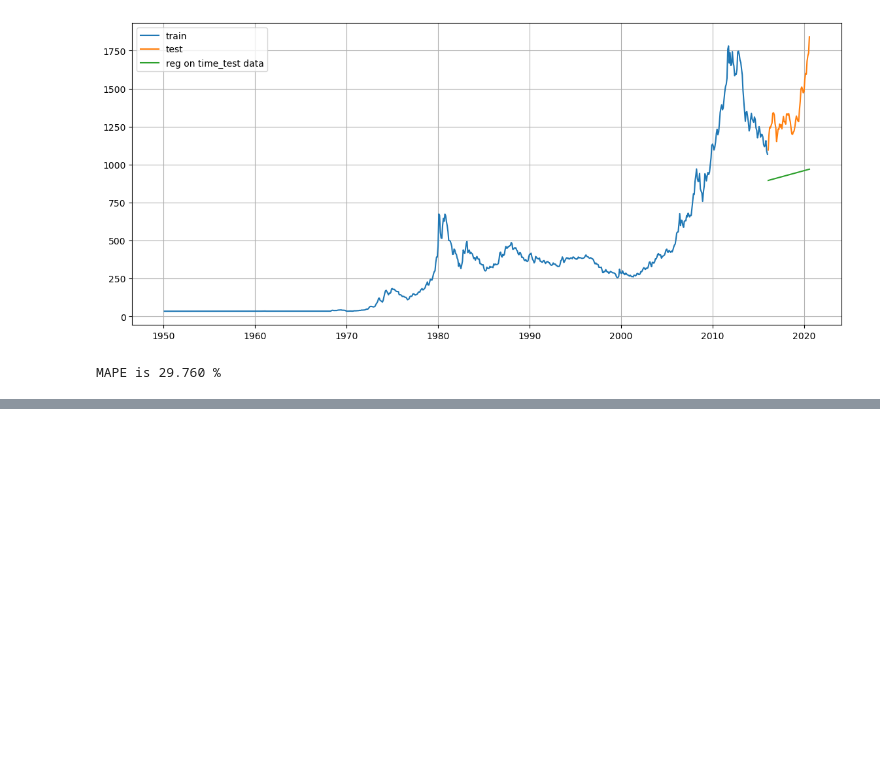
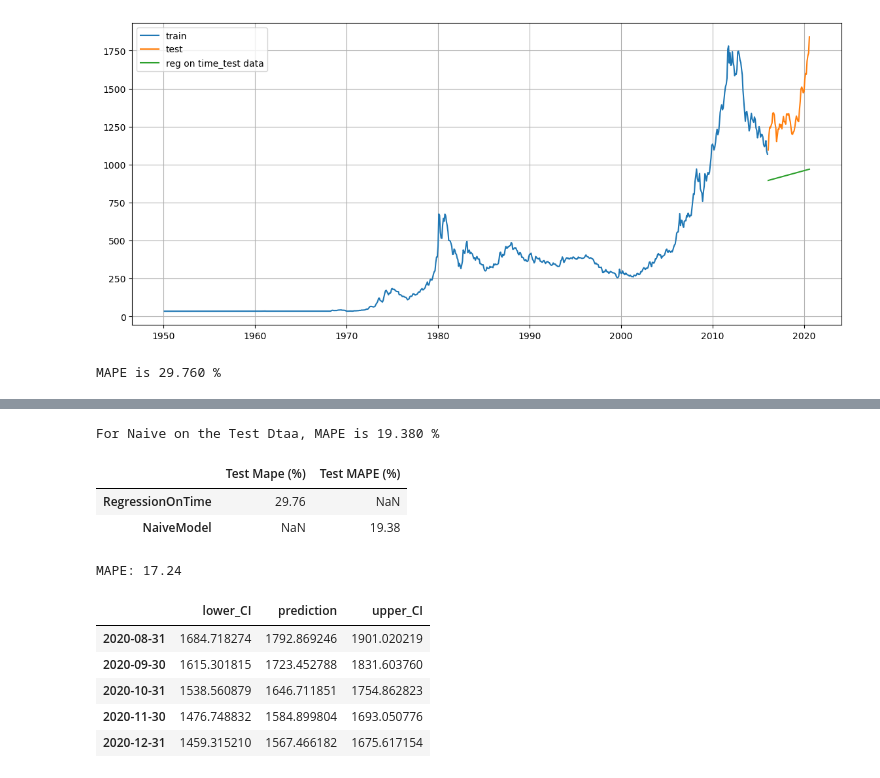
Before and after one commit to idatonui/Time-series-Forecasting, a Jupyter notebook: Index.ipynb, the cells around one changed output, grey strips where cells are left out. Cells and saved outputs as stored; diff of their text form; code cells hidden in the pictures; blank space fills up the shorter version.

```diff
--- a/Index.ipynb
+++ b/Index.ipynb
@@ -225,0 +258,13 @@ results = pd.DataFrame({'Test Mape (%)' :[mape_model1_test]}, index)
+# %%
+mape_model2_test = mape(test['Price'].values, Naive_test['naive'].values)
+print("For Naive on the Test Dtaa, MAPE is %3.3f" %(mape_model2_test), "%")
+# %% [output]
+For Naive on the Test Dtaa, MAPE is 19.380 %
+# %%
+resultsdf_2 = pd.DataFrame({'Test MAPE (%)': [mape_model2_test]}, index=['NaiveModel'])
+results=pd.concat([results, resultsdf_2])
+results
+# %% [output]
+|  | Test Mape (%) | Test MAPE (%) |
+| RegressionOnTime | 29.76 | NaN |
+| NaiveModel | NaN | 19.38 |
@@ -225,0 +277,5 @@ results = pd.DataFrame({'Test Mape (%)' :[mape_model1_test]}, index)
+# %%
+Mape_final_model = mape(df['Price'].values, final_model.fittedvalues)
+print("MAPE:", Mape_final_model)
+# %% [output]
+MAPE: 17.24
@@ -225,0 +284,12 @@ results = pd.DataFrame({'Test Mape (%)' :[mape_model1_test]}, index)
+# %%
+pred_df =pd.DataFrame({'lower_CI':predictions - 1.96*np.std(final_model.resid, ddof=1),
+                       'prediction':predictions,
+                       'upper_CI':predictions +1.96*np.std(final_model.resid, ddof=1)})
+pred_df.head()
+# %% [output]
+|  | lower_CI | prediction | upper_CI |
+| 2020-08-31 | 1684.718274 | 1792.869246 | 1901.020219 |
+| 2020-09-30 | 1615.301815 | 1723.452788 | 1831.603760 |
+| 2020-10-31 | 1538.560879 | 1646.711851 | 1754.862823 |
+| 2020-11-30 | 1476.748832 | 1584.899804 | 1693.050776 |
+| 2020-12-31 | 1459.315210 | 1567.466182 | 1675.617154 |
```
Also changed, not shown: parts of 9 cells of this notebook.
